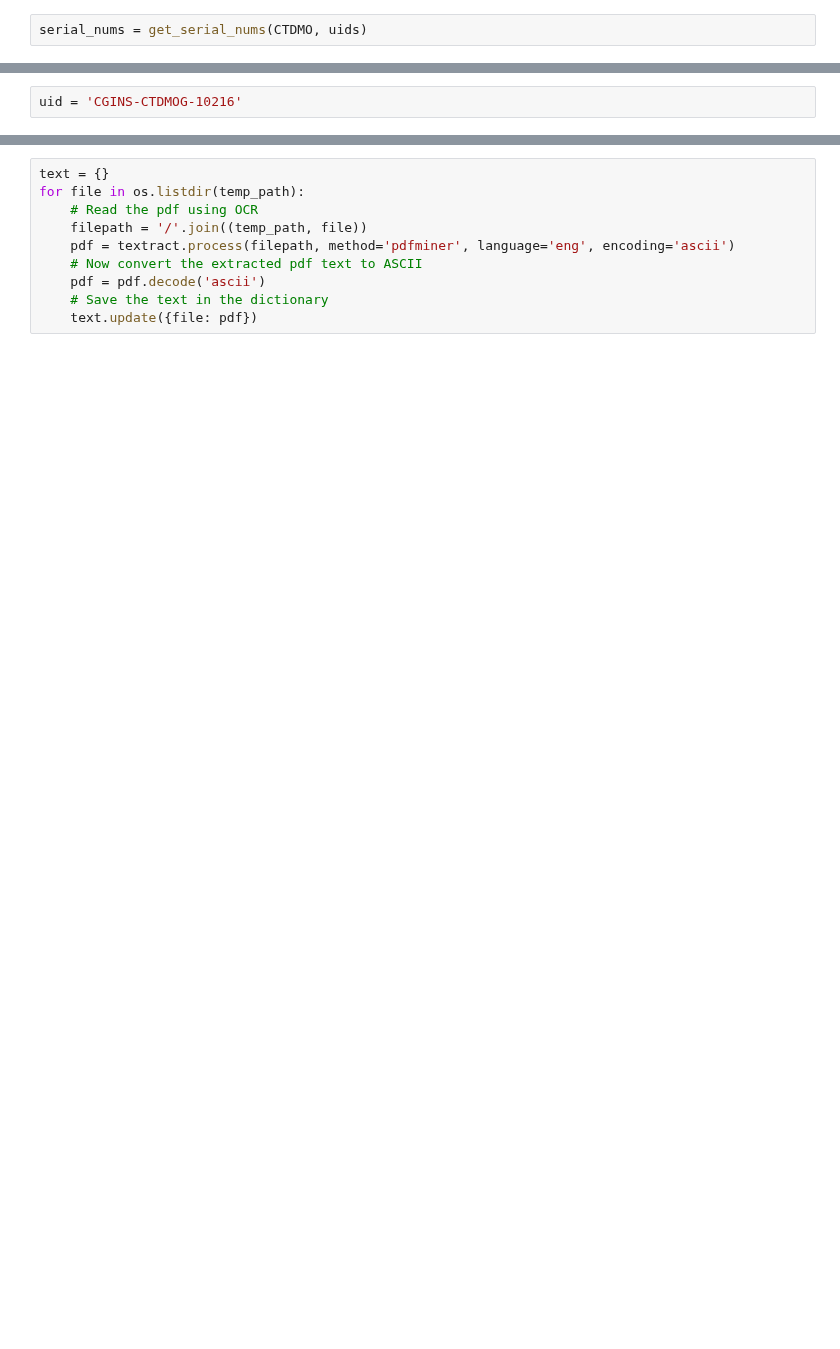
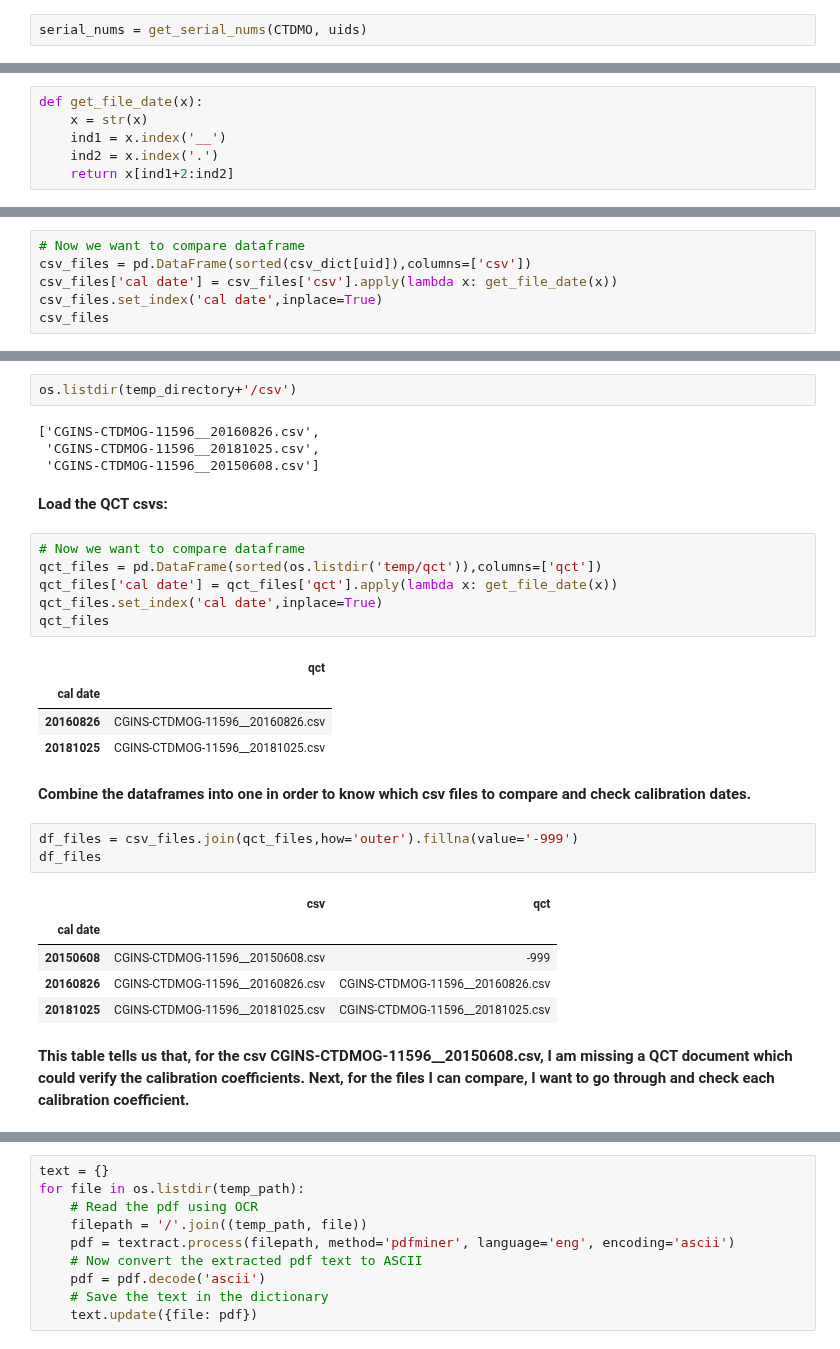
Before and after one commit to cooleyky/QAQC_Sandbox, a Jupyter notebook: Metadata_Review/CTDMO Metadata Review.ipynb, the cells around one changed output, grey strips where cells are left out. Drawn from its saved outputs; the diff is of its cells as text; blank space fills up the shorter version.

```diff
--- a/Metadata_Review/CTDMO Metadata Review.ipynb
+++ b/Metadata_Review/CTDMO Metadata Review.ipynb
@@ -384,2 +197,0 @@ k
-# %%
-uid = 'CGINS-CTDMOG-10216'
@@ -389,0 +524,6 @@ dict_keys(['SBE 37 V2 P10216 28Aug17.pdf', 'SBE 37 V2 T10216 03Sep17.pdf', 'SBE-
+# %%
+def get_file_date(x):
+    x = str(x)
+    ind1 = x.index('__')
+    ind2 = x.index('.')
+    return x[ind1+2:ind2]
@@ -389,0 +532,6 @@ dict_keys(['SBE 37 V2 P10216 28Aug17.pdf', 'SBE 37 V2 T10216 03Sep17.pdf', 'SBE-
+# %%
+# Now we want to compare dataframe
+csv_files = pd.DataFrame(sorted(csv_dict[uid]),columns=['csv'])
+csv_files['cal date'] = csv_files['csv'].apply(lambda x: get_file_date(x))
+csv_files.set_index('cal date',inplace=True)
+csv_files
@@ -389,0 +551,32 @@ dict_keys(['SBE 37 V2 P10216 28Aug17.pdf', 'SBE 37 V2 T10216 03Sep17.pdf', 'SBE-
+# %%
+os.listdir(temp_directory+'/csv')
+# %% [output]
+['CGINS-CTDMOG-11596__20160826.csv',
+ 'CGINS-CTDMOG-11596__20181025.csv',
+ 'CGINS-CTDMOG-11596__20150608.csv']
+# %% [markdown]
+**Load the QCT csvs:**
+# %%
+# Now we want to compare dataframe
+qct_files = pd.DataFrame(sorted(os.listdir('temp/qct')),columns=['qct'])
+qct_files['cal date'] = qct_files['qct'].apply(lambda x: get_file_date(x))
+qct_files.set_index('cal date',inplace=True)
+qct_files
+# %% [output]
+|  | qct |
+| cal date |  |
+| 20160826 | CGINS-CTDMOG-11596__20160826.csv |
+| 20181025 | CGINS-CTDMOG-11596__20181025.csv |
+# %% [markdown]
+**Combine the dataframes into one in order to know which csv files to compare and check calibration dates.**
+# %%
+df_files = csv_files.join(qct_files,how='outer').fillna(value='-999')
+df_files
+# %% [output]
+|  | csv | qct |
+| cal date |  |  |
+| 20150608 | CGINS-CTDMOG-11596__20150608.csv | -999 |
+| 20160826 | CGINS-CTDMOG-11596__20160826.csv | CGINS-CTDMOG-11596__20160826.csv |
+| 20181025 | CGINS-CTDMOG-11596__20181025.csv | CGINS-CTDMOG-11596__20181025.csv |
+# %% [markdown]
+**This table tells us that, for the csv CGINS-CTDMOG-11596__20150608.csv, I am missing a QCT document which could verify the calibration coefficients. Next, for the files I can compare, I want to go through and check each calibration coefficient.**
```
Also changed, not shown: parts of 108 cells of this notebook, 2 other files.
